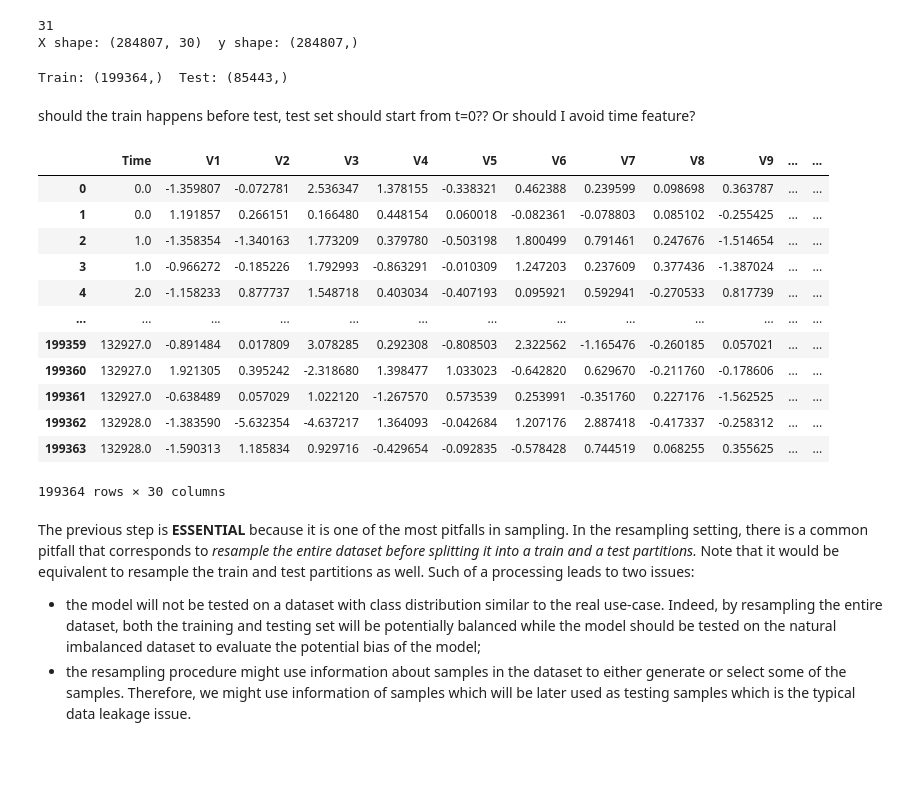
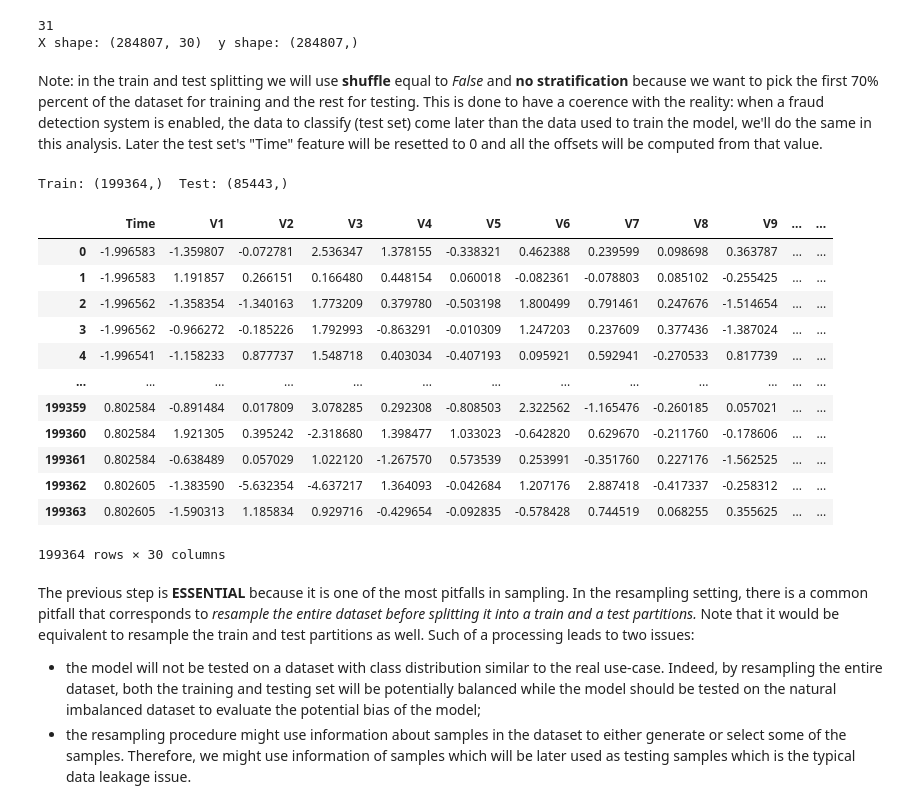
Before and after one commit to tpacini/Credit-Card-Fraud-Detection, a Jupyter notebook: src/analysis.ipynb, the cells around one changed output. Cells and saved outputs as stored; diff of their text form; code cells hidden in the pictures; blank space fills up the shorter version.

```diff
--- a/src/analysis.ipynb
+++ b/src/analysis.ipynb
@@ -228,6 +265,8 @@ print("X shape:", x.shape, " y shape:", y.shape)
 # %% [output]
 31
 X shape: (284807, 30)  y shape: (284807,)
+# %% [markdown]
+Note: in the train and test splitting we will use **shuffle** equal to *False* and **no stratification** because we want to pick the first 70% percent of the dataset for training and the rest for testing. This is done to have a coerence with the reality: when a fraud detection system is enabled, the data to classify (test set) come later than the data used to train the model, we'll do the same in this analysis. Later the test set's "Time" feature will be resetted to 0 and all the offsets will be computed from that value.
 # %%
 from sklearn.model_selection import train_test_split
 
@@ -240,23 +278,21 @@ print("Train:", train_y.shape, " Test:", test_y.shape)
 # %% [output]
 Train: (199364,)  Test: (85443,)
-# %% [markdown]
-should the train happens before test, test set should start from t=0?? Or should I avoid time feature?
-# %%
-train_x
-# %% [output]
-|  | Time | V1 | V2 | V3 | V4 | V5 | V6 | V7 | V8 | V9 | ... | ... |
-| 0 | 0.0 | -1.359807 | -0.072781 | 2.536347 | 1.378155 | -0.338321 | 0.462388 | 0.239599 | 0.098698 | 0.363787 | ... | ... |
-| 1 | 0.0 | 1.191857 | 0.266151 | 0.166480 | 0.448154 | 0.060018 | -0.082361 | -0.078803 | 0.085102 | -0.255425 | ... | ... |
-| 2 | 1.0 | -1.358354 | -1.340163 | 1.773209 | 0.379780 | -0.503198 | 1.800499 | 0.791461 | 0.247676 | -1.514654 | ... | ... |
-| 3 | 1.0 | -0.966272 | -0.185226 | 1.792993 | -0.863291 | -0.010309 | 1.247203 | 0.237609 | 0.377436 | -1.387024 | ... | ... |
-| 4 | 2.0 | -1.158233 | 0.877737 | 1.548718 | 0.403034 | -0.407193 | 0.095921 | 0.592941 | -0.270533 | 0.817739 | ... | ... |
-| ... | ... | ... | ... | ... | ... | ... | ... | ... | ... | ... | ... | ... |
-| 199359 | 132927.0 | -0.891484 | 0.017809 | 3.078285 | 0.292308 | -0.808503 | 2.322562 | -1.165476 | -0.260185 | 0.057021 | ... | ... |
-| 199360 | 132927.0 | 1.921305 | 0.395242 | -2.318680 | 1.398477 | 1.033023 | -0.642820 | 0.629670 | -0.211760 | -0.178606 | ... | ... |
-| 199361 | 132927.0 | -0.638489 | 0.057029 | 1.022120 | -1.267570 | 0.573539 | 0.253991 | -0.351760 | 0.227176 | -1.562525 | ... | ... |
-| 199362 | 132928.0 | -1.383590 | -5.632354 | -4.637217 | 1.364093 | -0.042684 | 1.207176 | 2.887418 | -0.417337 | -0.258312 | ... | ... |
-| 199363 | 132928.0 | -1.590313 | 1.185834 | 0.929716 | -0.429654 | -0.092835 | -0.578428 | 0.744519 | 0.068255 | 0.355625 | ... | ... |
-199364 rows × 30 columns
+# %%
+X_train
+# %% [output]
+|  | Time | V1 | V2 | V3 | V4 | V5 | V6 | V7 | V8 | V9 | ... | ... |
+| 0 | -1.996583 | -1.359807 | -0.072781 | 2.536347 | 1.378155 | -0.338321 | 0.462388 | 0.239599 | 0.098698 | 0.363787 | ... | ... |
+| 1 | -1.996583 | 1.191857 | 0.266151 | 0.166480 | 0.448154 | 0.060018 | -0.082361 | -0.078803 | 0.085102 | -0.255425 | ... | ... |
+| 2 | -1.996562 | -1.358354 | -1.340163 | 1.773209 | 0.379780 | -0.503198 | 1.800499 | 0.791461 | 0.247676 | -1.514654 | ... | ... |
+| 3 | -1.996562 | -0.966272 | -0.185226 | 1.792993 | -0.863291 | -0.010309 | 1.247203 | 0.237609 | 0.377436 | -1.387024 | ... | ... |
+| 4 | -1.996541 | -1.158233 | 0.877737 | 1.548718 | 0.403034 | -0.407193 | 0.095921 | 0.592941 | -0.270533 | 0.817739 | ... | ... |
+| ... | ... | ... | ... | ... | ... | ... | ... | ... | ... | ... | ... | ... |
+| 199359 | 0.802584 | -0.891484 | 0.017809 | 3.078285 | 0.292308 | -0.808503 | 2.322562 | -1.165476 | -0.260185 | 0.057021 | ... | ... |
+| 199360 | 0.802584 | 1.921305 | 0.395242 | -2.318680 | 1.398477 | 1.033023 | -0.642820 | 0.629670 | -0.211760 | -0.178606 | ... | ... |
+| 199361 | 0.802584 | -0.638489 | 0.057029 | 1.022120 | -1.267570 | 0.573539 | 0.253991 | -0.351760 | 0.227176 | -1.562525 | ... | ... |
+| 199362 | 0.802605 | -1.383590 | -5.632354 | -4.637217 | 1.364093 | -0.042684 | 1.207176 | 2.887418 | -0.417337 | -0.258312 | ... | ... |
+| 199363 | 0.802605 | -1.590313 | 1.185834 | 0.929716 | -0.429654 | -0.092835 | -0.578428 | 0.744519 | 0.068255 | 0.355625 | ... | ... |
+199364 rows × 30 columns
 # %% [markdown]
 The previous step is **ESSENTIAL** because it is one of the most pitfalls in sampling. In the resampling setting, there is a common pitfall that corresponds to *resample the entire dataset before splitting it into a train and a test partitions.* Note that it would be equivalent to resample the train and test partitions as well. Such of a processing leads to two issues:
 
```
Also changed, not shown: parts of 30 cells of this notebook.
